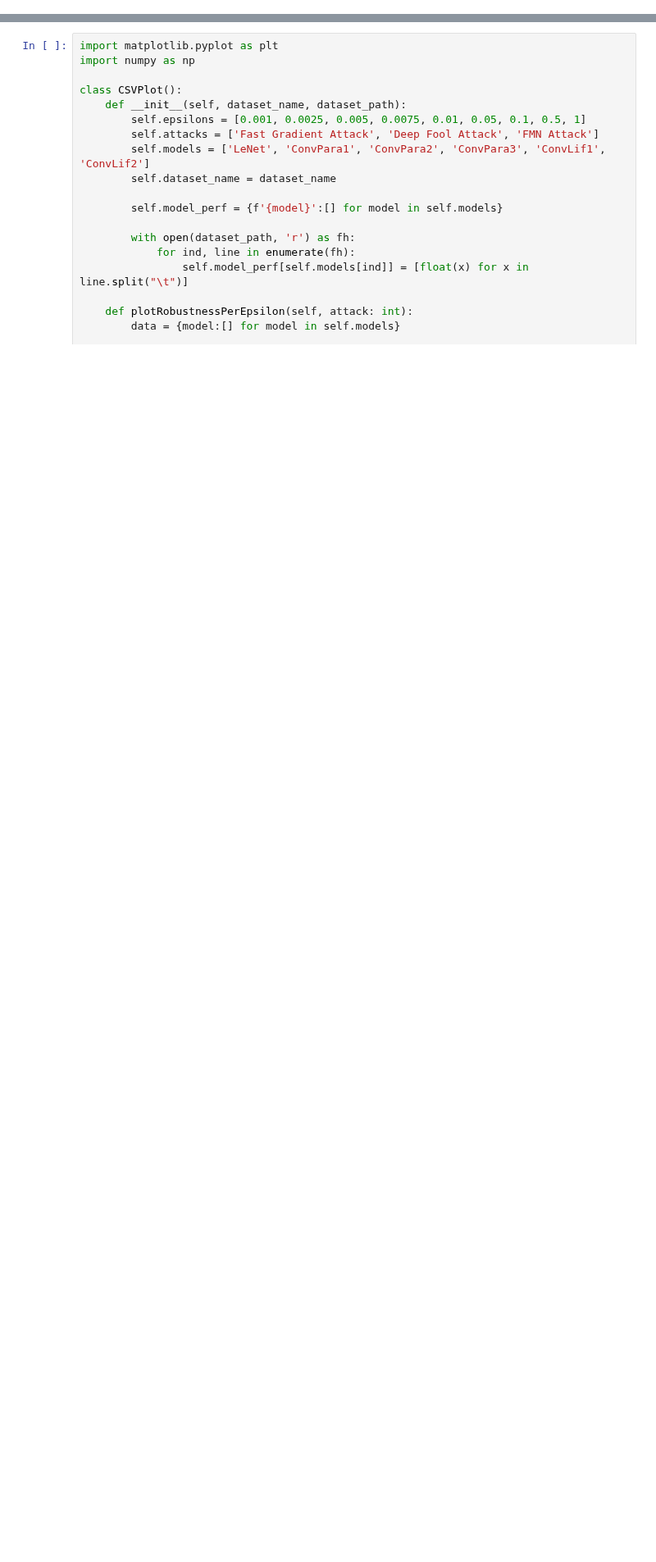
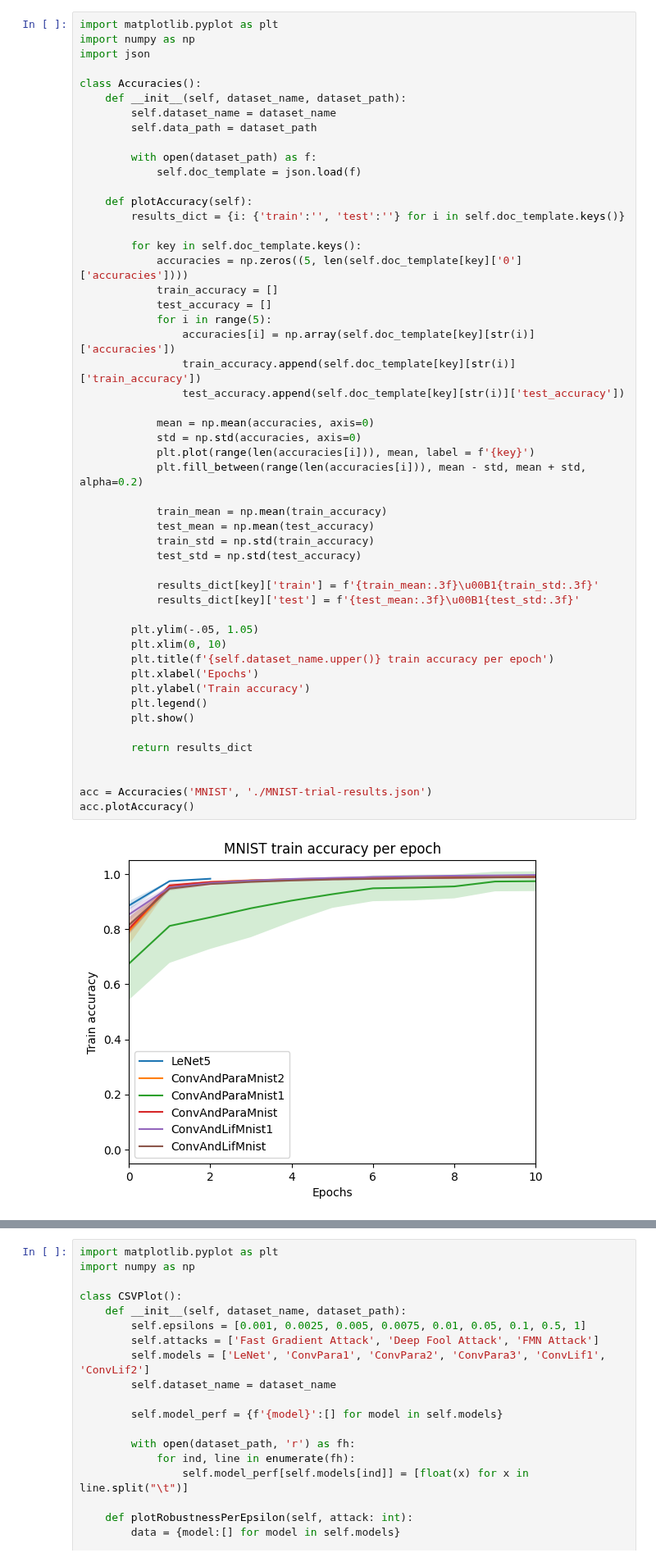
Before and after one commit to suessflorian/biological-neurons, a Jupyter notebook: Baseline Models/robustness_results.ipynb, the cells around one changed output, grey strips where cells are left out. Shown at 82% size. Drawn from its saved outputs; the diff is of its cells as text; blank space fills up the shorter version.

```diff
--- a/Baseline Models/robustness_results.ipynb
+++ b/Baseline Models/robustness_results.ipynb
@@ -0,0 +1,53 @@
+# %%
+import matplotlib.pyplot as plt
+import numpy as np
+import json
+
+class Accuracies():
+    def __init__(self, dataset_name, dataset_path):
+        self.dataset_name = dataset_name
+        self.data_path = dataset_path
+
+        with open(dataset_path) as f:
+            self.doc_template = json.load(f)
+
+    def plotAccuracy(self):
+        results_dict = {i: {'train':'', 'test':''} for i in self.doc_template.keys()}
+
+        for key in self.doc_template.keys():
+            accuracies = np.zeros((5, len(self.doc_template[key]['0']['accuracies'])))
+            train_accuracy = []
+            test_accuracy = []
+            for i in range(5):
+                accuracies[i] = np.array(self.doc_template[key][str(i)]['accuracies'])
+                train_accuracy.append(self.doc_template[key][str(i)]['train_accuracy'])
+                test_accuracy.append(self.doc_template[key][str(i)]['test_accuracy'])
+
+            mean = np.mean(accuracies, axis=0)
+            std = np.std(accuracies, axis=0)
+            plt.plot(range(len(accuracies[i])), mean, label = f'{key}')
+            plt.fill_between(range(len(accuracies[i])), mean - std, mean + std, alpha=0.2)
+
+            train_mean = np.mean(train_accuracy)
+            test_mean = np.mean(test_accuracy)
+            train_std = np.std(train_accuracy)
+            test_std = np.std(test_accuracy)
+
+            results_dict[key]['train'] = f'{train_mean:.3f}\u00B1{train_std:.3f}'
+            results_dict[key]['test'] = f'{test_mean:.3f}\u00B1{test_std:.3f}'
+
+        plt.ylim(-.05, 1.05)
+        plt.xlim(0, 10)
+        plt.title(f'{self.dataset_name.upper()} train accuracy per epoch')
+        plt.xlabel('Epochs')
+        plt.ylabel('Train accuracy')
+        plt.legend()
+        plt.show()
+
+        return results_dict
+
+
+acc = Accuracies('MNIST', './MNIST-trial-results.json')
+acc.plotAccuracy()
+# %% [output]
+[figure, added]
```
Also changed, not shown: parts of 3 cells of this notebook, 11 other files.
